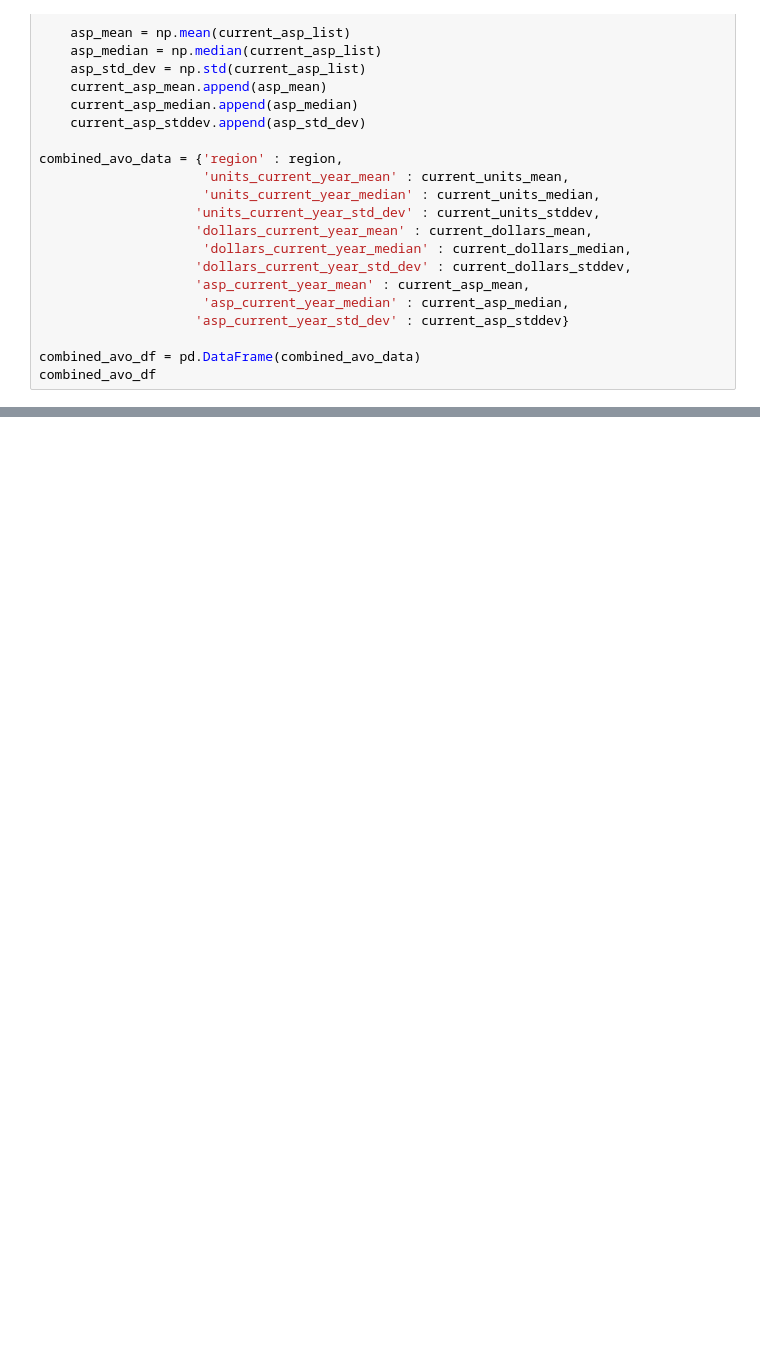
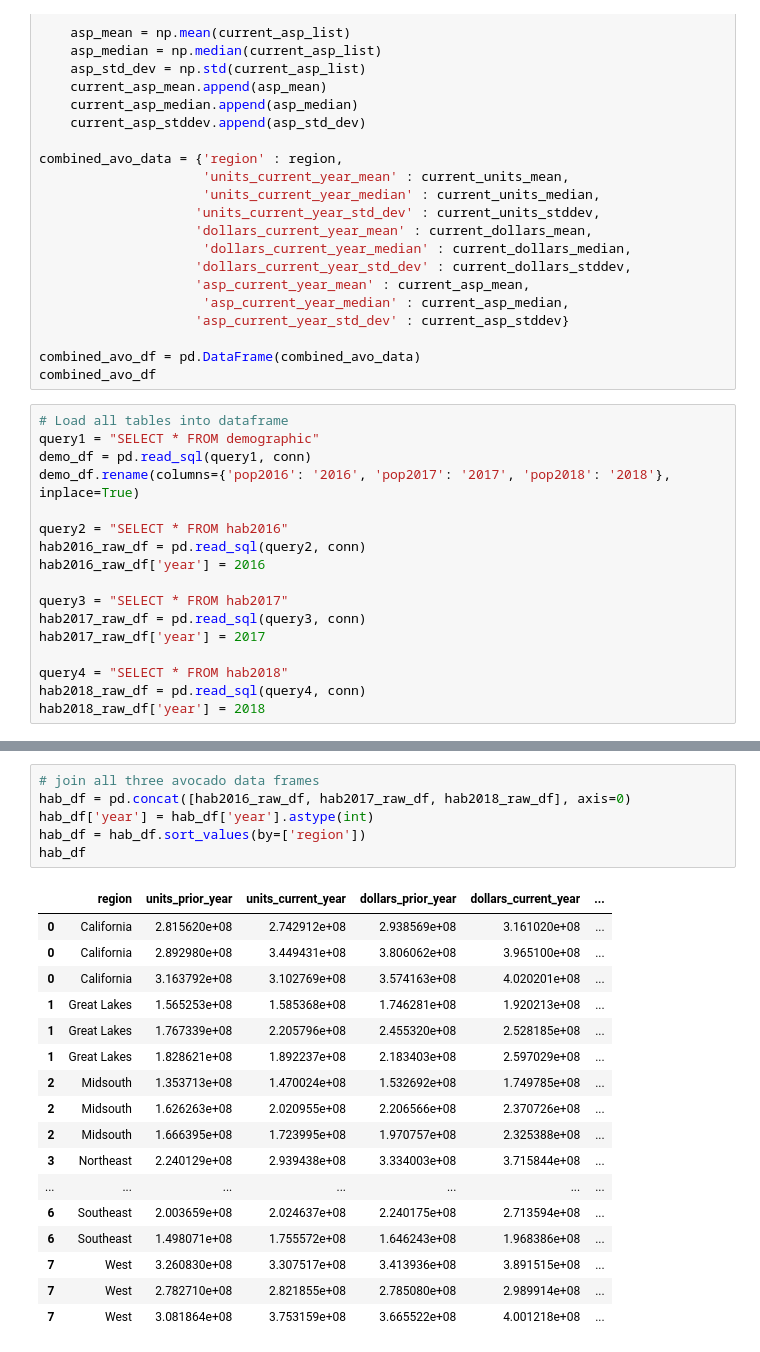
Before and after one commit to schen9981/avocaodo-millenial-analysis, a Jupyter notebook: analysis/analysis_stats_mary.ipynb, the cells around one changed output, grey strips where cells are left out. Drawn from its saved outputs; the diff is of its cells as text; blank space fills up the shorter version.

```diff
--- a/analysis/analysis_stats_mary.ipynb
+++ b/analysis/analysis_stats_mary.ipynb
@@ -181,4 +126,21 @@ combined_avo_data = {'region' : region,
 
 combined_avo_df = pd.DataFrame(combined_avo_data)
 combined_avo_df
+# %%
+# Load all tables into dataframe
+query1 = "SELECT * FROM demographic"
+demo_df = pd.read_sql(query1, conn)
+demo_df.rename(columns={'pop2016': '2016', 'pop2017': '2017', 'pop2018': '2018'}, inplace=True)
+
+query2 = "SELECT * FROM hab2016"
+hab2016_raw_df = pd.read_sql(query2, conn)
+hab2016_raw_df['year'] = 2016
+
+query3 = "SELECT * FROM hab2017"
+hab2017_raw_df = pd.read_sql(query3, conn)
+hab2017_raw_df['year'] = 2017
+
+query4 = "SELECT * FROM hab2018"
+hab2018_raw_df = pd.read_sql(query4, conn)
+hab2018_raw_df['year'] = 2018
 # %%
@@ -221,0 +190,24 @@ demo_df
+# %%
+# join all three avocado data frames
+hab_df = pd.concat([hab2016_raw_df, hab2017_raw_df, hab2018_raw_df], axis=0)
+hab_df['year'] = hab_df['year'].astype(int)
+hab_df = hab_df.sort_values(by=['region'])
+hab_df
+# %% [output]
+|  | region | units_prior_year | units_current_year | dollars_prior_year | dollars_current_year | ... |
+| 0 | California | 2.815620e+08 | 2.742912e+08 | 2.938569e+08 | 3.161020e+08 | ... |
+| 0 | California | 2.892980e+08 | 3.449431e+08 | 3.806062e+08 | 3.965100e+08 | ... |
+| 0 | California | 3.163792e+08 | 3.102769e+08 | 3.574163e+08 | 4.020201e+08 | ... |
+| 1 | Great Lakes | 1.565253e+08 | 1.585368e+08 | 1.746281e+08 | 1.920213e+08 | ... |
+| 1 | Great Lakes | 1.767339e+08 | 2.205796e+08 | 2.455320e+08 | 2.528185e+08 | ... |
+| 1 | Great Lakes | 1.828621e+08 | 1.892237e+08 | 2.183403e+08 | 2.597029e+08 | ... |
+| 2 | Midsouth | 1.353713e+08 | 1.470024e+08 | 1.532692e+08 | 1.749785e+08 | ... |
+| 2 | Midsouth | 1.626263e+08 | 2.020955e+08 | 2.206566e+08 | 2.370726e+08 | ... |
+| 2 | Midsouth | 1.666395e+08 | 1.723995e+08 | 1.970757e+08 | 2.325388e+08 | ... |
+| 3 | Northeast | 2.240129e+08 | 2.939438e+08 | 3.334003e+08 | 3.715844e+08 | ... |
+| ... | ... | ... | ... | ... | ... | ... |
+| 6 | Southeast | 2.003659e+08 | 2.024637e+08 | 2.240175e+08 | 2.713594e+08 | ... |
+| 6 | Southeast | 1.498071e+08 | 1.755572e+08 | 1.646243e+08 | 1.968386e+08 | ... |
+| 7 | West | 3.260830e+08 | 3.307517e+08 | 3.413936e+08 | 3.891515e+08 | ... |
+| 7 | West | 2.782710e+08 | 2.821855e+08 | 2.785080e+08 | 2.989914e+08 | ... |
+| 7 | West | 3.081864e+08 | 3.753159e+08 | 3.665522e+08 | 4.001218e+08 | ... |
```
Also changed, not shown: parts of 13 cells of this notebook, 2 other files.
